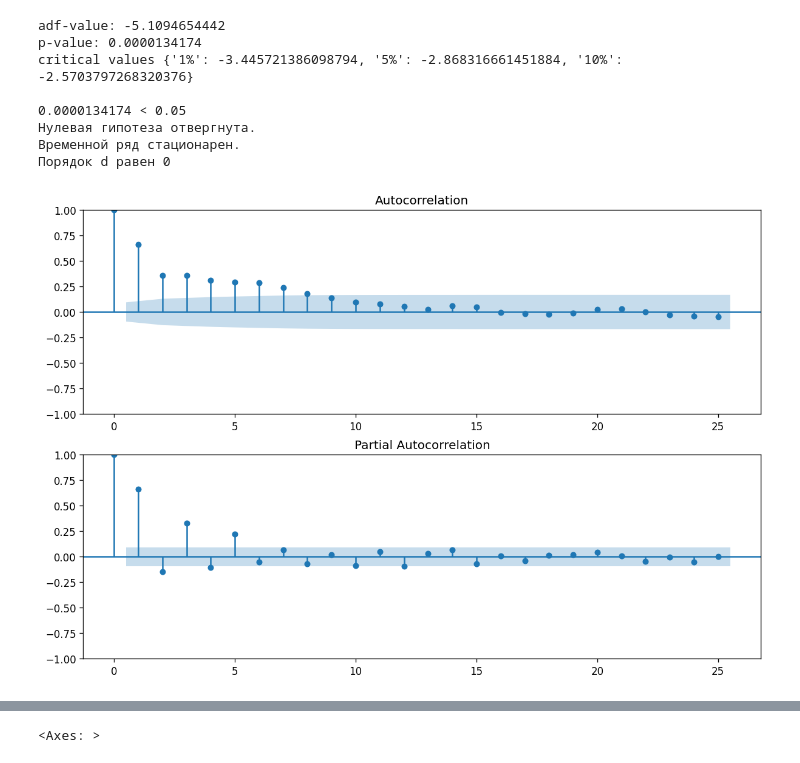
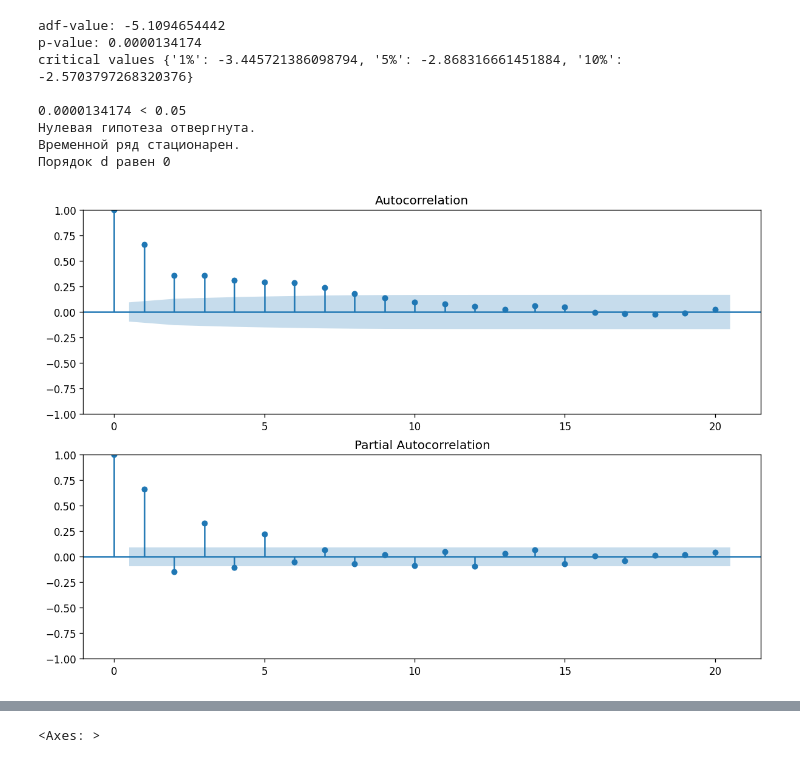
Before and after one commit to keiDoom/Projects-, a Jupyter notebook: Innostage_5/Innostage Task 5 - ARIMA model. Time series analys..ipynb, the cells around one changed output, grey strips where cells are left out. Cells and saved outputs as stored; diff of their text form; code cells hidden in the pictures.

```diff
--- a/Innostage_5/Innostage Task 5 - ARIMA model. Time series analys..ipynb
+++ b/Innostage_5/Innostage Task 5 - ARIMA model. Time series analys..ipynb
@@ -121,9 +131,9 @@ critical values {'1%': -3.445721386098794, '5%': -2.868316661451884, '10%': -2.5
 Временной ряд стационарен.
 Порядок d равен 0
 # %%
-plot_acf_pacf(mean_df, 25)
+plot_acf_pacf(mean_df, 20)
 # %% [output]
-[figure, old version]
+[figure, new version]
 # %%
 first_model = ARIMA(mean_df, order = (5, 0, 3)).fit()
 # %%
```
Also changed, not shown: parts of 13 cells of this notebook.
